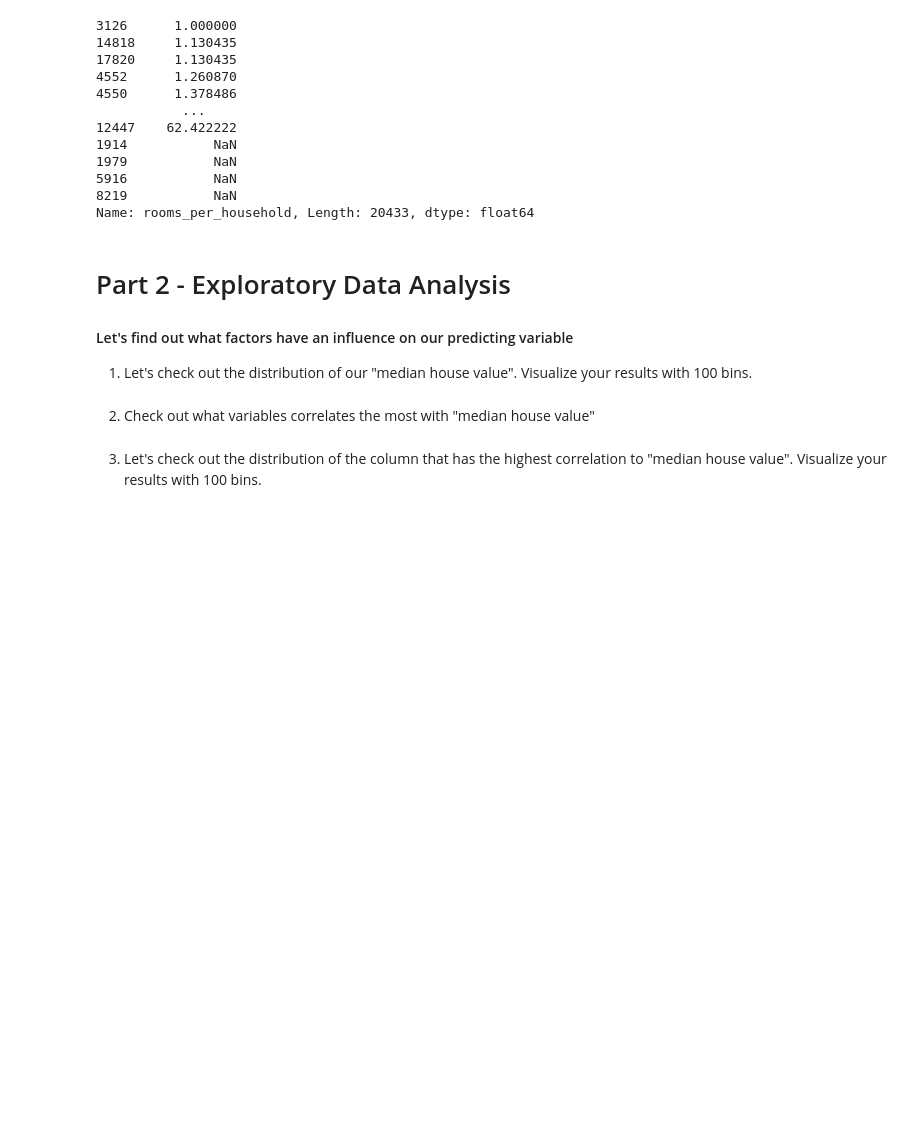
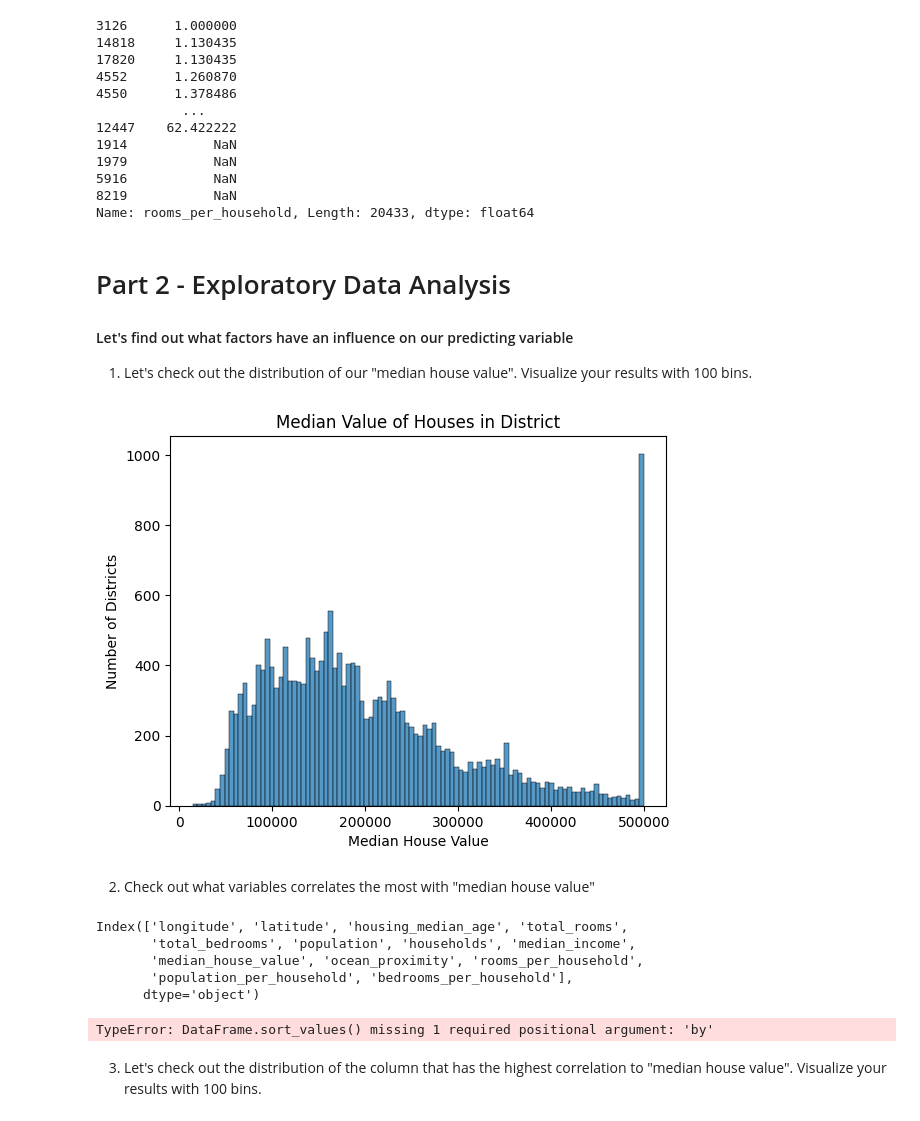
Before and after one commit to chandlershortlidge/lab-ml-and-linear-regression, a Jupyter notebook: your-code/main.ipynb, the cells around one changed output. Cells and saved outputs as stored; diff of their text form; code cells hidden in the pictures; blank space fills up the shorter version.

```diff
--- a/your-code/main.ipynb
+++ b/your-code/main.ipynb
@@ -189,8 +189,38 @@ Name: rooms_per_household, Length: 20433, dtype: float64
 #### Let's find out what factors have an influence on our predicting variable
 
 1. Let's check out the distribution of our "median house value". Visualize your results with 100 bins.
+# %%
+sns.histplot(housing["median_house_value"], bins=100)
+plt.xlabel("Median House Value")
+plt.title("Median Value of Houses in District")
+plt.ylabel("Number of Districts")
+plt.show()
+# %% [output]
+[figure, added]
 # %% [markdown]
 2. Check out what variables correlates the most with "median house value"
+# %%
+housing.columns
+# %% [output]
+Index(['longitude', 'latitude', 'housing_median_age', 'total_rooms',
+       'total_bedrooms', 'population', 'households', 'median_income',
+       'median_house_value', 'ocean_proximity', 'rooms_per_household',
+       'population_per_household', 'bedrooms_per_household'],
+      dtype='object')
+# %%
+# Pick predictors and outcome
+features = ["longitude", "latitude", "housing_median_age", "total_rooms", "total_bedrooms",
+            "population", "households", "median_income", "median_house_value",
+            "rooms_per_household", "population_per_household", "bedrooms_per_household"
+            ]
+outcome = "median_house_value"
+
+# Calculate correlations with outcome
+correlations = housing[features + [outcome]].corr()[outcome].sort_values(ascending=False)
+
+print(correlations)
+# %% [output]
+TypeError: DataFrame.sort_values() missing 1 required positional argument: 'by'
 # %% [markdown]
 3. Let's check out the distribution of the column that has the highest correlation to "median house value". Visualize your results with 100 bins.
 # %% [markdown]
```
